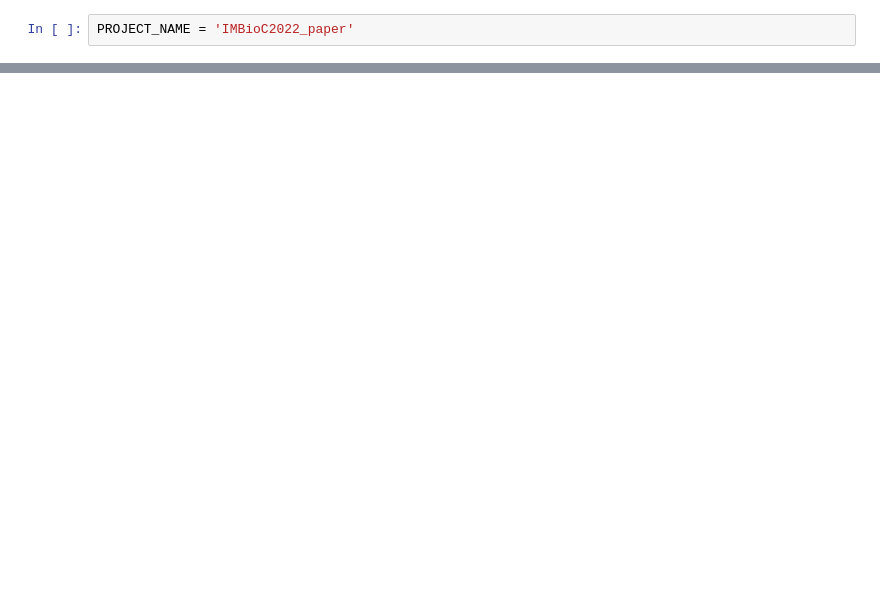
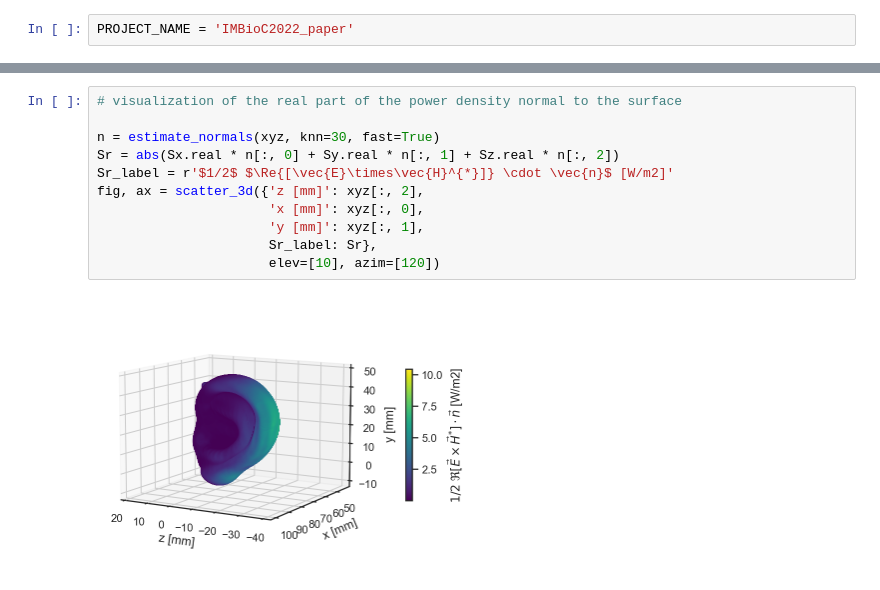
Before and after one commit to akapet00/EMF-exposure-analysis, a Jupyter notebook: notebooks/IMBioC2022_paper.ipynb, the cells around one changed output, grey strips where cells are left out. Drawn from its saved outputs; the diff is of its cells as text; blank space fills up the shorter version.

Commit message:
evaluate APD on different surfaces

```diff
--- a/notebooks/IMBioC2022_paper.ipynb
+++ b/notebooks/IMBioC2022_paper.ipynb
@@ -592,0 +305,13 @@ APD_diff = 0.0492910 dB
+# %%
+# visualization of the real part of the power density normal to the surface
+
+n = estimate_normals(xyz, knn=30, fast=True)
+Sr = abs(Sx.real * n[:, 0] + Sy.real * n[:, 1] + Sz.real * n[:, 2])
+Sr_label = r'$1/2$ $\Re{[\vec{E}\times\vec{H}^{*}]} \cdot \vec{n}$ [W/m2]'
+fig, ax = scatter_3d({'z [mm]': xyz[:, 2],
+                      'x [mm]': xyz[:, 0],
+                      'y [mm]': xyz[:, 1],
+                      Sr_label: Sr},
+                      elev=[10], azim=[120])
+# %% [output]
+[figure, added]
```
Also changed, not shown: parts of 45 cells of this notebook.
